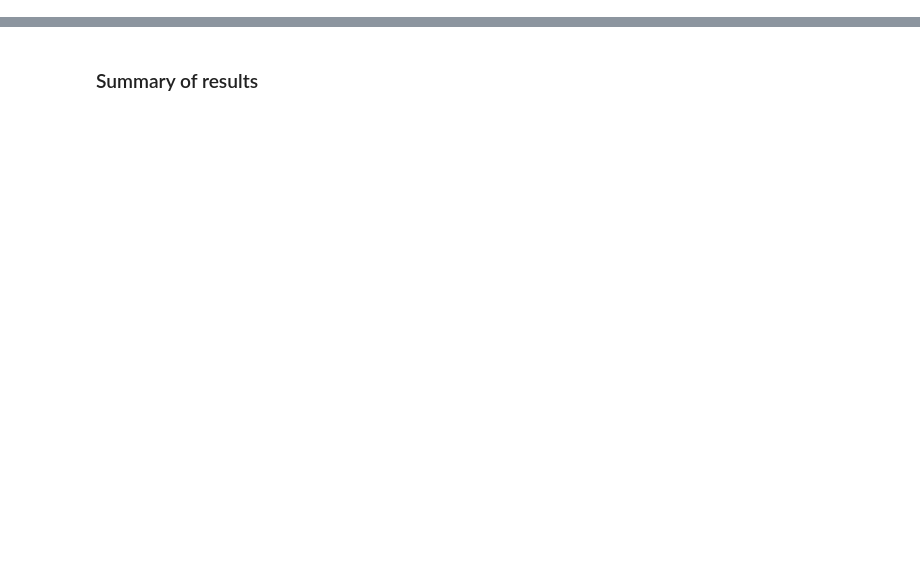
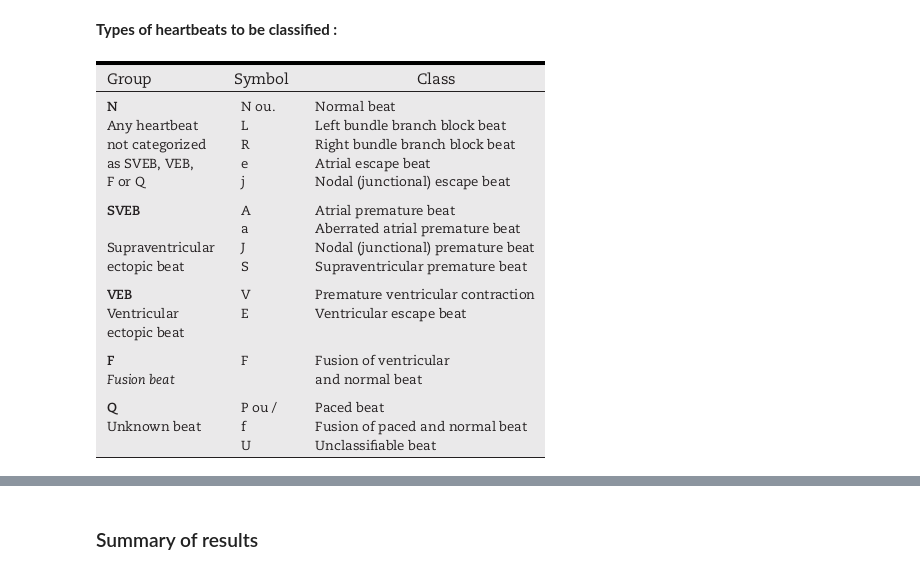
Before and after one commit to lhadhazy/neural_ffn_ecg_tensorflow, a Jupyter notebook: cnn.ipynb, the cells around one changed output, grey strips where cells are left out. Drawn from its saved outputs; the diff is of its cells as text; code cells hidden in the pictures; blank space fills up the shorter version.

```diff
--- a/cnn.ipynb
+++ b/cnn.ipynb
@@ -21,0 +18,8 @@ Data Source:
+# %% [markdown]
+**Types of heartbeats to be classified :**
+# %%
+from IPython.display import Image
+basewidth = 650
+Image("img/beat_types.png", width="450")
+# %% [output]
+[figure, added]
```
Also changed, not shown: parts of 11 cells of this notebook, 2 other files.
